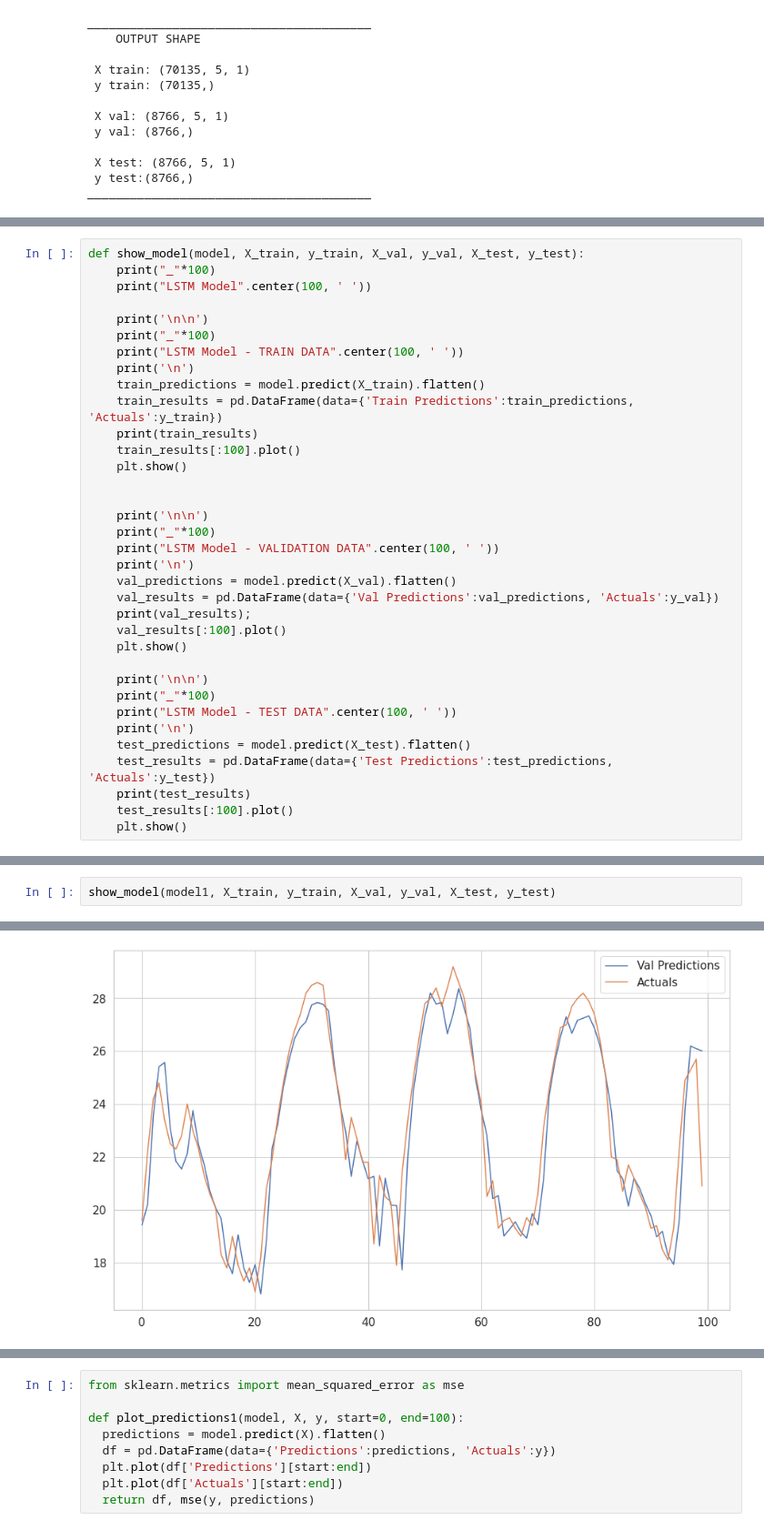
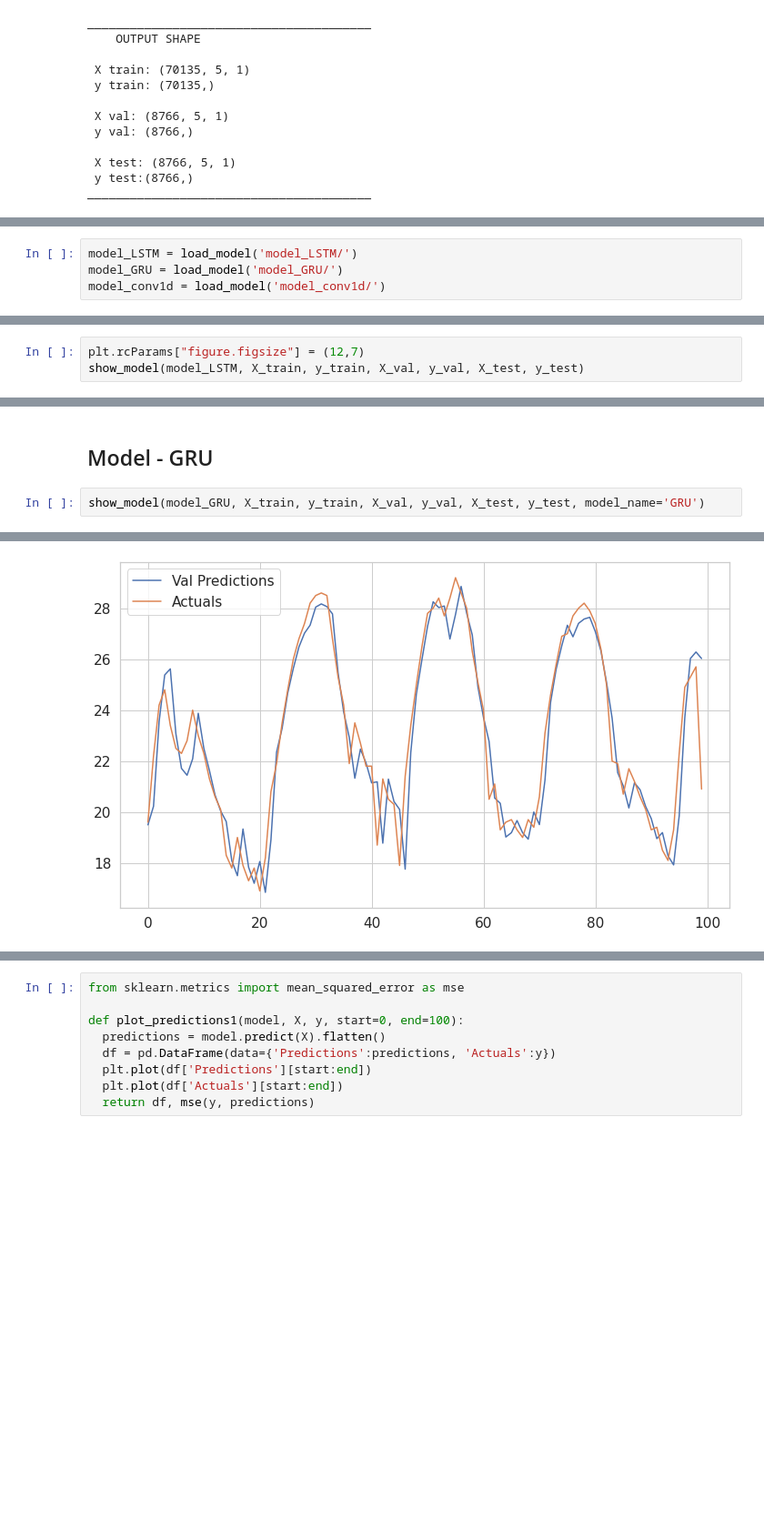
Before and after one commit to paulobueno90/LSTM-GRU-Conv1d-timeseries-forecast, a Jupyter notebook: temperature_time_series_forecasting_notebook.ipynb, the cells around one changed output, grey strips where cells are left out. Shown at 91% size. Drawn from its saved outputs; the diff is of its cells as text; blank space fills up the shorter version.

Commit message:
DRY Fix
Created functions for models avoiding a repeat.

```diff
--- a/temperature_time_series_forecasting_notebook.ipynb
+++ b/temperature_time_series_forecasting_notebook.ipynb
@@ -194,36 +250 @@ INFO:tensorflow:Assets written to: model1/assets
 ... (21 outputs left out)
-# %%
-def show_model(model, X_train, y_train, X_val, y_val, X_test, y_test):
-    print("_"*100)
-    print("LSTM Model".center(100, ' '))
-
-    print('\n\n')
-    print("_"*100)
-    print("LSTM Model - TRAIN DATA".center(100, ' '))
-    print('\n')
-    train_predictions = model.predict(X_train).flatten()
-    train_results = pd.DataFrame(data={'Train Predictions':train_predictions, 'Actuals':y_train})
-    print(train_results)
-    train_results[:100].plot()
-    plt.show()
-
-
-    print('\n\n')
-    print("_"*100)
-    print("LSTM Model - VALIDATION DATA".center(100, ' '))
-    print('\n')
-    val_predictions = model.predict(X_val).flatten()
-    val_results = pd.DataFrame(data={'Val Predictions':val_predictions, 'Actuals':y_val})
-    print(val_results);
-    val_results[:100].plot()
-    plt.show()
-
-    print('\n\n')
-    print("_"*100)
-    print("LSTM Model - TEST DATA".center(100, ' '))
-    print('\n')
-    test_predictions = model.predict(X_test).flatten()
-    test_results = pd.DataFrame(data={'Test Predictions':test_predictions, 'Actuals':y_test})
-    print(test_results)
-    test_results[:100].plot()
-    plt.show()
@@ -231,0 +305,4 @@ model1 = load_model('model1/')
+# %%
+model_LSTM = load_model('model_LSTM/')
+model_GRU = load_model('model_GRU/')
+model_conv1d = load_model('model_conv1d/')
@@ -231,0 +311,3 @@ model1 = load_model('model1/')
+# %%
+plt.rcParams["figure.figsize"] = (12,7)
+show_model(model_LSTM, X_train, y_train, X_val, y_val, X_test, y_test)
@@ -232,5 +369,7 @@ model1 = load_model('model1/')
+# %% [markdown]
+## Model - GRU
 # %%
-show_model(model1, X_train, y_train, X_val, y_val, X_test, y_test)
+show_model(model_GRU, X_train, y_train, X_val, y_val, X_test, y_test, model_name='GRU')
 # %% [output]
 ____________________________________________________________________________________________________
                                              LSTM Model
@@ -269,4 +407,4 @@ ________________________________________________________________________________
 
 [8766 rows x 2 columns]
-[figure, old version]
+[figure, new version]
 ____________________________________________________________________________________________________
```
Also changed, not shown: parts of 22 cells of this notebook.
